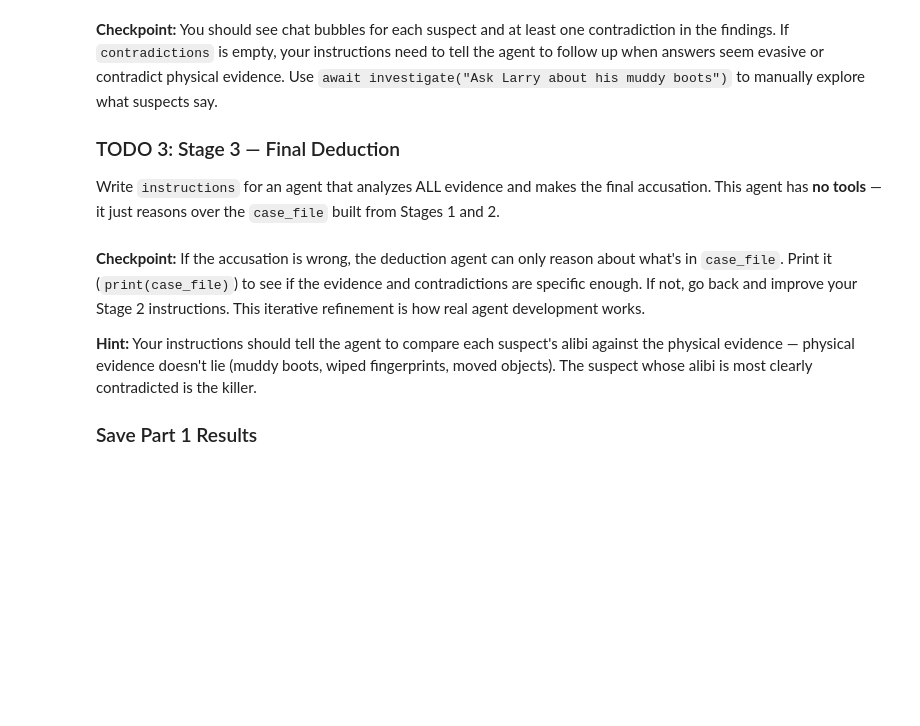
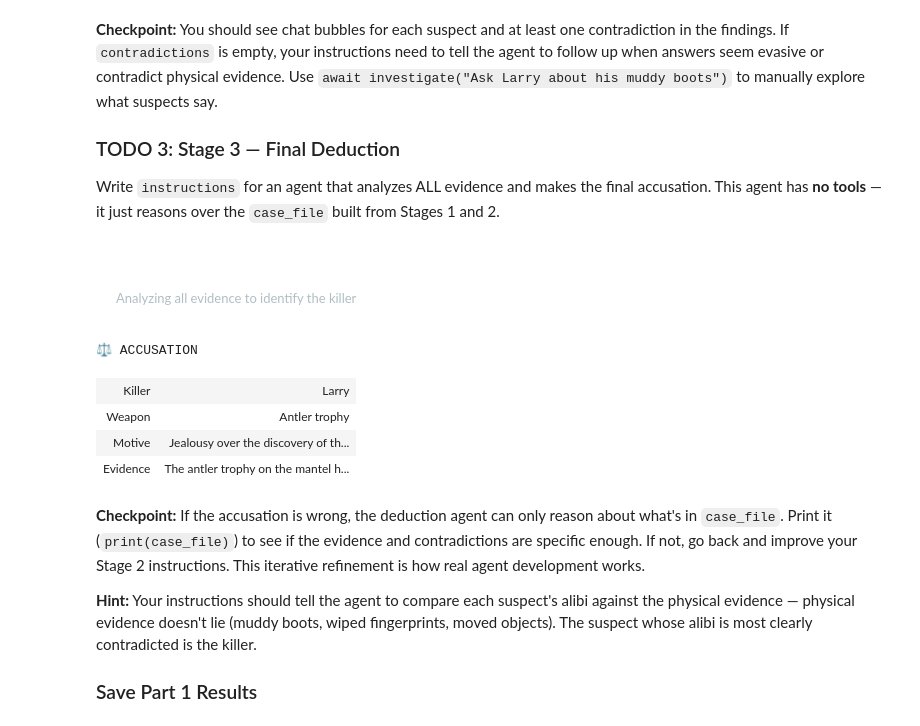
Before and after one commit to UCSF-DataSci/08-secret-agent-man-audreysu8, a Jupyter notebook: assignment.ipynb, the cells around one changed output. Drawn from its saved outputs; the diff is of its cells as text; code cells hidden in the pictures; blank space fills up the shorter version.

Commit message:
finished output folder as well as assignment file for this hw

```diff
--- a/assignment.ipynb
+++ b/assignment.ipynb
@@ -203,11 +249,11 @@ search_agent = Agent(
     name="Crime Scene Investigator",
     model=AGENTS_MODEL,
     model_settings=SETTINGS,
-    instructions="",  # TODO: Write your instructions here
+    instructions="You are the crime scene investigator. Your task is to search the six locations (living_room, kitchen, mudroom, upstairs_hallway, back_porch, and marcus_bedroom) in the cabin for evidence. Use the search_location tool to search each location and gather clues. Summarize your findings in an EvidenceSummary, including a list of clues found, any suspicious items, and key questions that arise from the evidence.",
     tools=[search_location],
     output_type=EvidenceSummary,
 )
 
 # Uncomment to run your agent:
-# search_result = await Runner.run(search_agent, "Search all six locations in the cabin for evidence.", max_turns=15)
-# evidence = search_result.final_output
+search_result = await Runner.run(search_agent, "Search all six locations in the cabin for evidence.", max_turns=15)
+evidence = search_result.final_output
@@ -239,15 +334,16 @@ interview_agent = Agent(
     name="Lead Interrogator",
     model=AGENTS_MODEL,
     model_settings=SETTINGS,
-    instructions=f"""
+    instructions=f"""You are the lead interrogator for the investigation of the murder of Marcus Reed. I want you to interrogate all of the four suspects (Diana Blackwood, Larry Hoffman, Tom Chen, and Sofia Reyes). Use this evidence brief that I provide you next in order to help you come up with your interrogation questions.
 
 {evidence_brief}
+When you interrogate each suspect, try to figure out what each suspect's connection might be to the suspicious items for the murder, the actions each suspect may have taken at the time of the murder, and the potential alibi of each suspect. Compare each suspect's alibi against the physical evidence. Try to target each question so that you can record key observations about what each suspect may have done. In addition, search for any contradictions each suspect may make in their answers to your questions. Make sure to ask follow-up questions if you need any clarification.
 
-""",  # TODO: Add your interrogation strategy around the evidence_brief above
+""",
     tools=[interrogate],
     output_type=InterviewFindings,
 )
 
 # Uncomment to run your agent:
-# interview_result = await Runner.run(interview_agent, "Interrogate all four suspects.", max_turns=25)
-# findings = interview_result.final_output
+interview_result = await Runner.run(interview_agent, "Interrogate all four suspects.", max_turns=25)
+findings = interview_result.final_output
@@ -279,21 +411,30 @@ deduction_agent = Agent(
     name="Lead Detective",
     model=AGENTS_MODEL,
     model_settings=SETTINGS,
-    instructions="",  # TODO: Write your instructions here
+    instructions=f"You are the lead detective in charge of solving the murder of Marcus Reed. Use all of the evidence and interview findings to identify the killer. Use this case file I provide you next to help you make your deduction:\n\n{case_file}",
     output_type=Accusation,
 )
 
 # Uncomment to run your agent:
-# deduction_result = await Runner.run(deduction_agent, f"Based on all evidence, make your accusation:\n\n{case_file}", max_turns=3)
-# accusation = deduction_result.final_output
+deduction_result = await Runner.run(deduction_agent, f"Based on all evidence, make your accusation:\n\n{case_file}", max_turns=3)
+accusation = deduction_result.final_output
+# %% [output]
+STAGE 3 Final Deduction
+Analyzing all evidence to identify the killer
 # %%
 # Uncomment to see the verdict:
-# display_verdict("ACCUSATION", {
-#     "Killer": accusation.killer,
-#     "Weapon": accusation.weapon,
-#     "Motive": accusation.motive,
-#     "Evidence": ", ".join(accusation.evidence),
-# })
+display_verdict("ACCUSATION", {
+    "Killer": accusation.killer,
+    "Weapon": accusation.weapon,
+    "Motive": accusation.motive,
+    "Evidence": ", ".join(accusation.evidence),
+})
+# %% [output]
+⚖ ACCUSATION
+| Killer | Larry |
+| Weapon | Antler trophy |
+| Motive | Jealousy over the discovery of th... |
+| Evidence | The antler trophy on the mantel h... |
 # %% [markdown]
 **Checkpoint:** If the accusation is wrong, the deduction agent can only reason about what's in `case_file`. Print it (`print(case_file)`) to see if the evidence and contradictions are specific enough. If not, go back and improve your Stage 2 instructions. This iterative refinement is how real agent development works.
 
```
Also changed, not shown: parts of 19 cells of this notebook, 2 other files.
